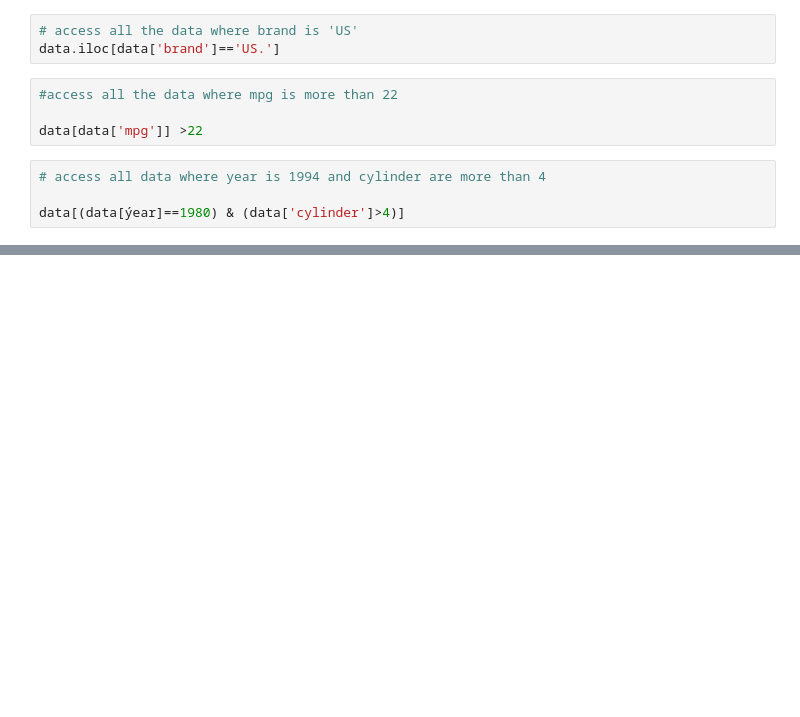
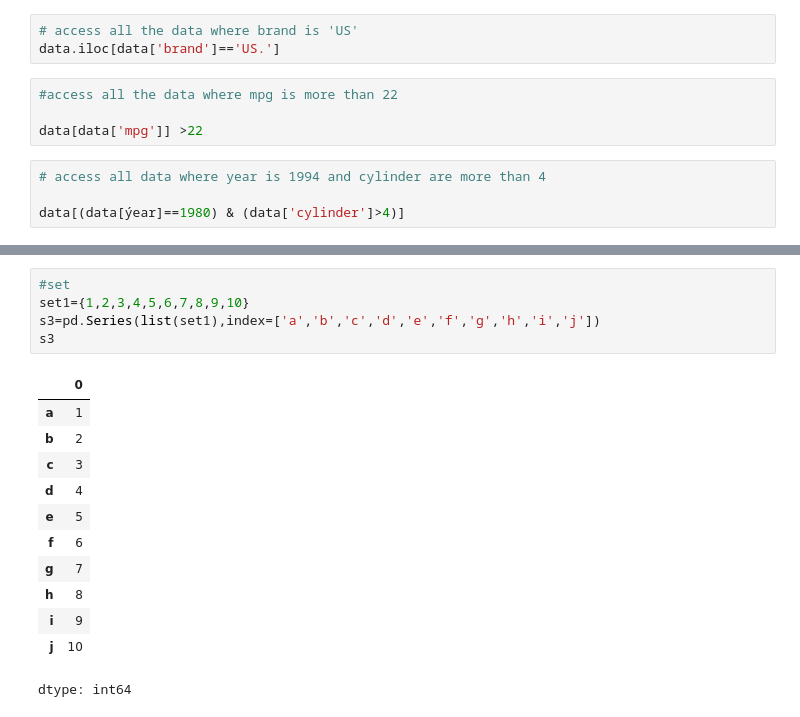
Before and after one commit to ATechievision/DataHubArchana, a Jupyter notebook: Pandas.ipynb, the cells around one changed output, grey strips where cells are left out. Cells and saved outputs as stored; diff of their text form; blank space fills up the shorter version.

```diff
--- a/Pandas.ipynb
+++ b/Pandas.ipynb
@@ -337,0 +460,18 @@ data[(data[ýear]==1980) & (data['cylinder']>4)]
+# %%
+#set
+set1={1,2,3,4,5,6,7,8,9,10}
+s3=pd.Series(list(set1),index=['a','b','c','d','e','f','g','h','i','j'])
+s3
+# %% [output]
+|  | 0 |
+| a | 1 |
+| b | 2 |
+| c | 3 |
+| d | 4 |
+| e | 5 |
+| f | 6 |
+| g | 7 |
+| h | 8 |
+| i | 9 |
+| j | 10 |
+dtype: int64
```
Also changed, not shown: parts of 28 cells of this notebook.
